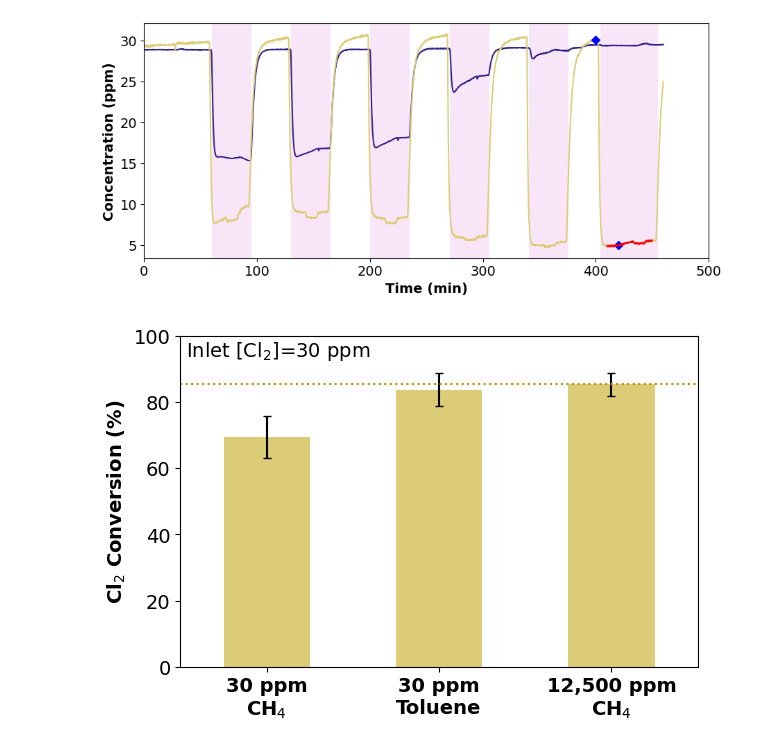
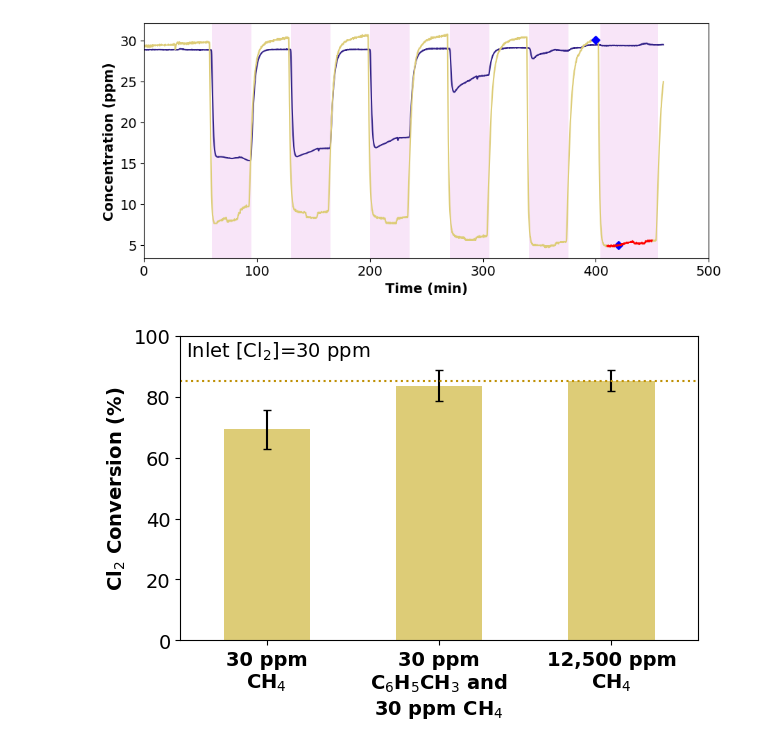
Before and after one commit to richardsrandall/Fall-2024-Cl2, a Jupyter notebook: _combined_plots/paper_plots_v1/figure-toluene_time_series.ipynb, the cells around one changed output. Cells and saved outputs as stored; diff of their text form; code cells hidden in the pictures.

Commit message:
Adjust axis labels on all eta-Cl* plots.

```diff
--- a/_combined_plots/paper_plots_v1/figure-toluene_time_series.ipynb
+++ b/_combined_plots/paper_plots_v1/figure-toluene_time_series.ipynb
@@ -107,47 +107,37 @@ Toluene Cl2 Conversion:  25.089285714285708
 # %%
 # Since this plot was added after the fact, we just directly grabbed conversion and radical-count values from Figure 1
 # and coded them to be plotted. The toluene values were obtained above.
-(fig,ax)=plt.subplots(1,1,figsize=(6,4))
+(fig,ax)=plt.subplots(1,1,figsize=(6,4.5))
 
 x = np.arange(3)
 width = 0.5
 
-cl2_baseline = np.array([float(x['Cl2 LabJack: Cl2 reading minus zero (mV) baseline']) for x in [baseline_data, rad_count_data, toluene_data]])
-cl2_conversions = np.array([float(x['Cl2 LabJack: Cl2 reading minus zero (mV) conversion']) for x in [baseline_data, rad_count_data, toluene_data]])
-cl2_conversions_variance = np.array([float(x['Cl2 LabJack: Cl2 reading minus zero (mV) conversion variance due to noise']) for x in [baseline_data, rad_count_data, toluene_data]])
-cl2_conversions_95_ci = 2*cl2_baseline*np.sqrt(cl2_conversions_variance)
-
-
-bar_names = ['30 ppm\nCH$_4$','30 ppm\nToluene','12,500 ppm\nCH$_4$']
+bar_names = ['30 ppm\nCH$_4$','30 ppm\nC$_6$H$_5$CH$_3$ and\n30 ppm CH$_4$','12,500 ppm\nCH$_4$']
 plot_data = np.array([20.8, 25.1, 0.5*51.2])#This is silly; just hardcode it
 errs = np.array([1.9, 1.5, 0.5*2.1]) # The +-1.5 ppm was arrived at in the previous code window
 plot_data = 100*plot_data/30
 errs = 100*errs/30
 ax.bar(x+0*width,plot_data,width,color=line_default_properties['Cl2']['color'],hatch='',label='-$\Delta$Cl$_2$ (%)')
 ax.errorbar(x+0*width,plot_data,errs,linestyle='None',color='k',capsize=3)
 #ax.bar(x+1*width,current_data.cl_budget,width,color=line_default_properties['Cl2']['color'],hatch='xx',label='Total Cl$\\bullet$ produced (ppm)')
 #ax.errorbar(x+1*width,current_data.cl_budget,current_data.cl_budget_95_ci,linestyle='None',color='k',capsize=3)
 ax.plot([-0.5,2.5],[plot_data[2]]*2,':',color='xkcd:ochre')
 
 ax.set_ylabel("$\Delta$[X] (ppm)",fontweight=plot_default_properties['font_weight'])
 ax.xaxis.set_tick_params(labelbottom=True)
 right_ax_color = line_default_properties['Cl* Efficiency']['color']
 ax.set_ylim(0,100)
 ax.set_xticks(x + width, bar_names,fontweight=plot_default_properties['font_weight'])
 ax.set_xlim(-0.5,2.5)
 
 ax.set_ylabel("Cl$_2$ Conversion (%)",fontweight=plot_default_properties['font_weight'])
 #ax.set_xlabel("Experiment",fontweight=plot_default_properties['font_weight'])
 ax.set_xticks(x)
 ax.set_xticklabels(bar_names)
 ax.text(0.01,0.99,"Inlet [Cl$_2$]=30 ppm",transform=ax.transAxes,ha='left',va='top')
 
-# Plot the actual bars! In their proper colors!
-# Error bars needed? Yes -- just hardcode them!
-#   Getting error bars on the toluene will be mildly annoying but we ought to do it
-# Label the experimental conditions using Text
-
+# Exporting
 plt.savefig('exported_images/compare_cl2_conversions.png', bbox_inches='tight',dpi=300)
 plt.show()
 # %% [output]
-[figure, old version]
+[figure, new version]
```
Also changed, not shown: 15 other files.
